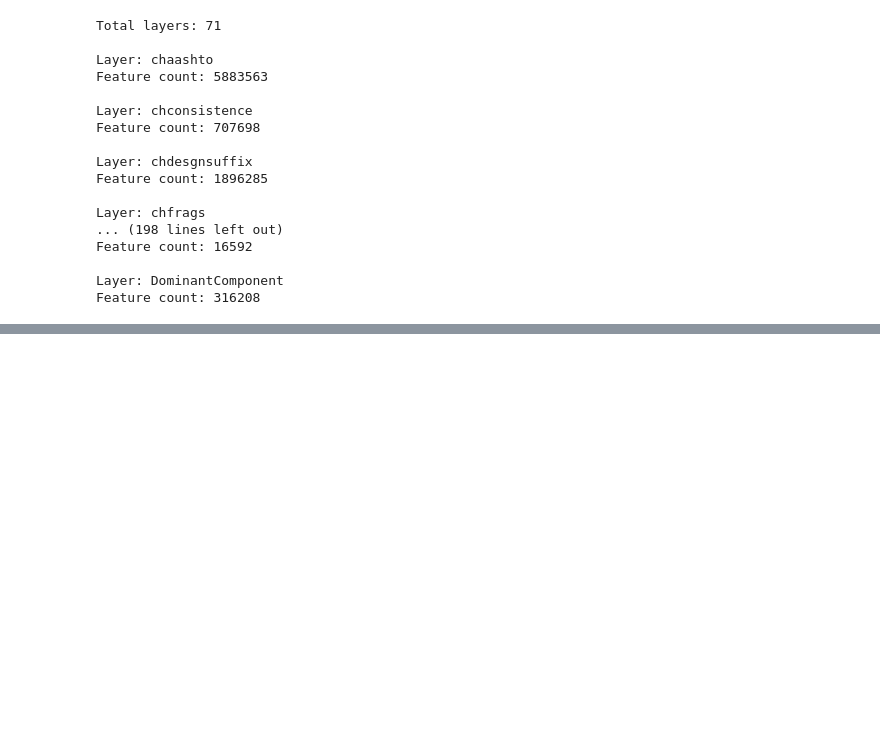
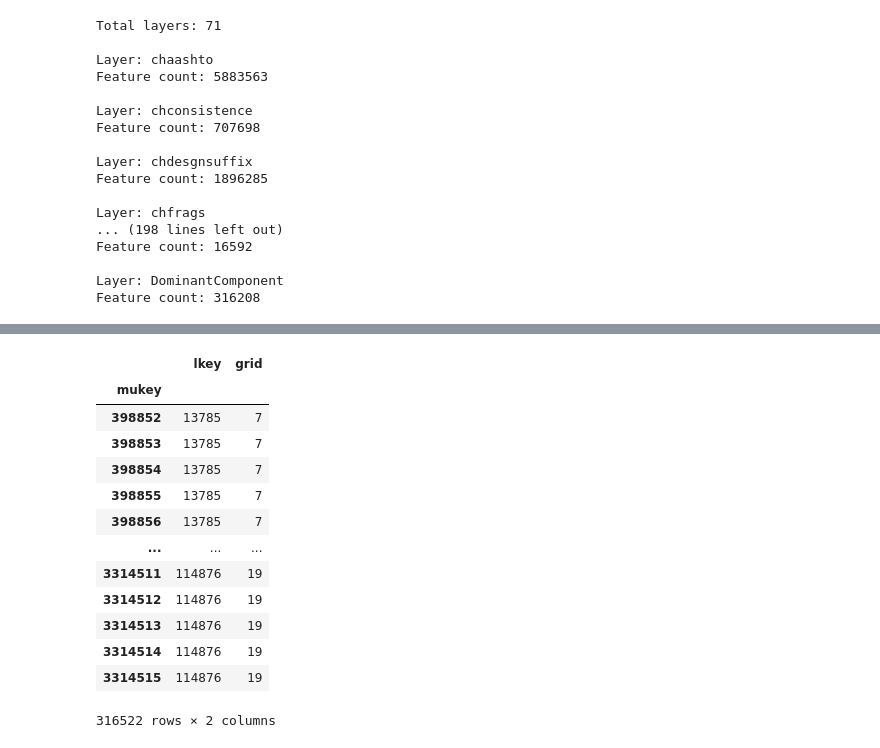
Before and after one commit to ypwong22/soil_properties, a Jupyter notebook: view_gNATSGO_src.ipynb, the cells around one changed output, grey strips where cells are left out. Saved outputs shown, nothing was run; the diff lists cells and outputs as text; code cells hidden in the pictures; blank space fills up the shorter version.

Commit message:
create gNATSGO geotiff

```diff
--- a/process_gNATSGO_CONUS.ipynb
+++ b/view_gNATSGO_src.ipynb
@@ -211,0 +105,26 @@ chorizon_chunk = chorizon_chunk[col_list + col_key]
+# %%
+dst_dir = os.path.join(os.environ['PROJDIR'], 'DATA', 'Soil_Properties',
+                       'gNATSGO_CONUS', 'mukey_divide')
+
+# Get the mapping from map unit key (mukey) to chunk number (1-73) of the divided geotif files
+mukey_lkey = get_mukey_chunk(gdb_path, dst_dir)
+
+# Get the mapping from component key (cokey) to map unit key (mukey)
+mukey_cokey = get_mukey_cokey(gdb_path)
+# %%
+mukey_lkey
+# %% [output]
+|  | lkey | grid |
+| mukey |  |  |
+| 398852 | 13785 | 7 |
+| 398853 | 13785 | 7 |
+| 398854 | 13785 | 7 |
+| 398855 | 13785 | 7 |
+| 398856 | 13785 | 7 |
+| ... | ... | ... |
+| 3314511 | 114876 | 19 |
+| 3314512 | 114876 | 19 |
+| 3314513 | 114876 | 19 |
+| 3314514 | 114876 | 19 |
+| 3314515 | 114876 | 19 |
+316522 rows × 2 columns
```
Also changed, not shown: parts of 9 cells of this notebook, 9 other files.
